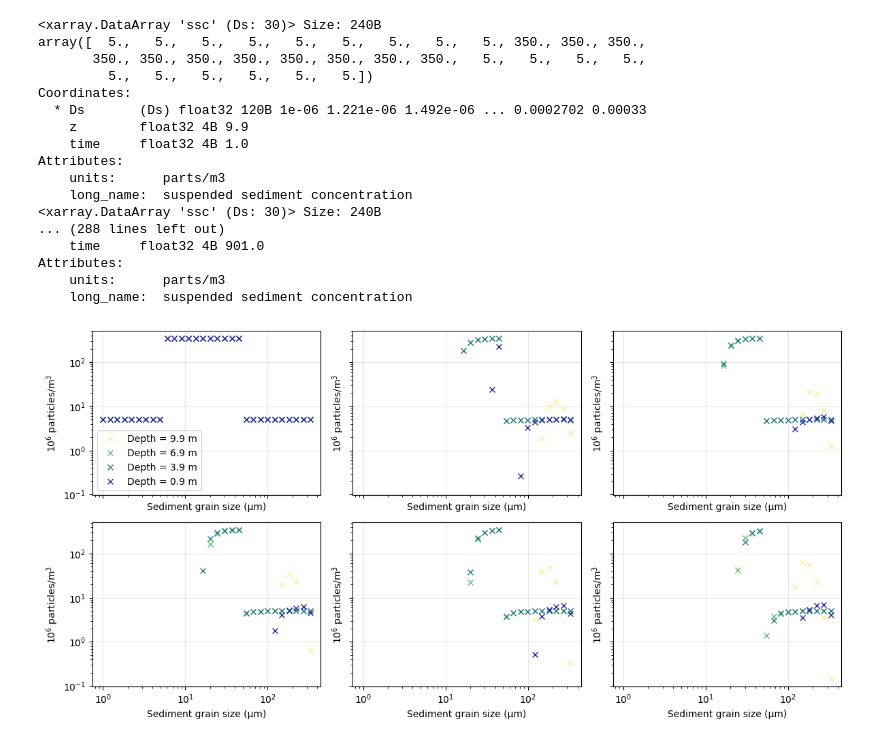
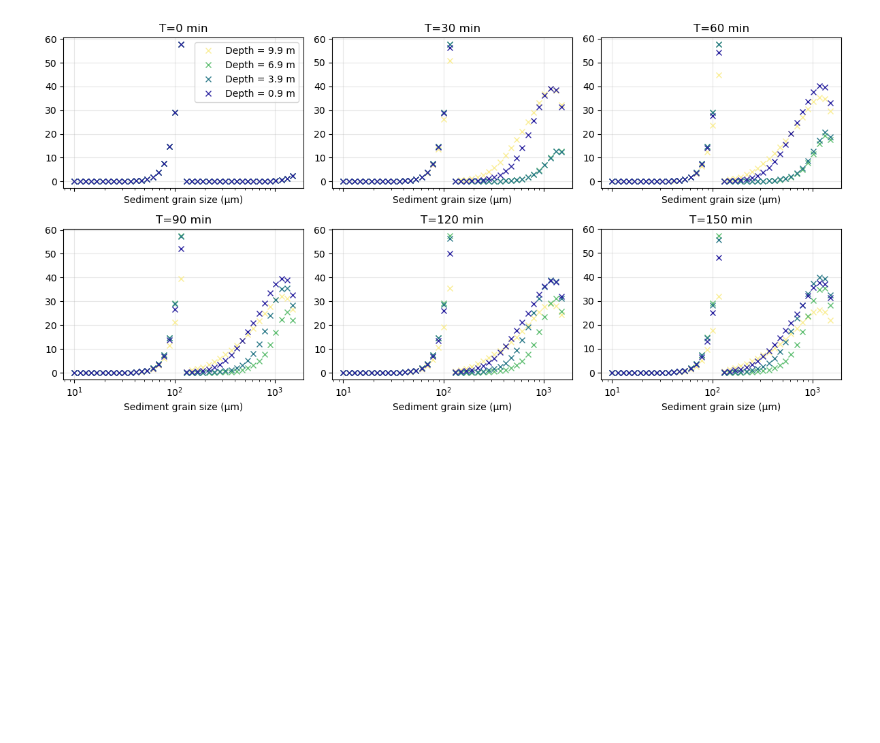
Before and after one commit to sienna-white/enkf_sediment, a Jupyter notebook: plot_sediment.ipynb, the cells around one changed output. Saved outputs shown, nothing was run; the diff lists cells and outputs as text; code cells hidden in the pictures; blank space fills up the shorter version.

```diff
--- a/plot_sediment.ipynb
+++ b/plot_sediment.ipynb
@@ -80,41 +84,24 @@ Text(0, 0.5, 'Depth (m)')
 # %%
-fig, axs = plt.subplots(nrows=2, ncols=3, figsize=(12, 6), sharex=True, sharey=True)
+fig, axs = plt.subplots(nrows=2, ncols=3, figsize=(12, 6), sharex=True, sharey=False)
 axs = axs.flatten()
 
 z = ds.z.values
+mass = ds.mass.values
 for i,t in enumerate(range(0, nt, nt//6)):
     # var = ds.Kz.isel(time=12)
+    for dep in range(0, 50, 15):
+        var = ds.ssc.isel(z=dep).isel(time=t) * mass
+        axs[i].plot(ds.Ds.values*1e6, var, 'x', color=cmo.cm.haline(z[dep]/10), label="Depth = %2.1f m" % z[dep]) #,color=cmo.cm.thermal(t/nt))
 
-    for dep in range(0, 50, 15):
-        var = ds.ssc.isel(z=dep).isel(time=t)
-        axs[i].plot(ds.Ds.values*1e6, var, 'x', color=cmo.cm.haline(z[dep]/10), label="Depth = %2.1f m" % z[dep]) #,color=cmo.cm.thermal(t/nt))
-    # axs[i].plot(ds.ssc.isel(time=400).isel(Ds=i), ds.z)
-        print(var)
-# print(var.values)
+
     axs[i].set_xscale('log')
     axs[i].grid(alpha=0.3)
-    axs[i].set_yscale('log')
+    axs[i].set_title("T=%d min" % (t*10/60))
+    # axs[i].set_yscale('log')
 
     axs[i].set_xlabel("Sediment grain size (µm)")
-    axs[i].set_ylabel("10$^6$ particles/m$^3$")
+    # axs[i].set_ylabel("10$^6$ particles/m$^3$")
 axs[0].legend()
 plt.tight_layout()
 # %% [output]
-<xarray.DataArray 'ssc' (Ds: 30)> Size: 240B
-array([  5.,   5.,   5.,   5.,   5.,   5.,   5.,   5.,   5., 350., 350., 350.,
-       350., 350., 350., 350., 350., 350., 350., 350.,   5.,   5.,   5.,   5.,
-         5.,   5.,   5.,   5.,   5.,   5.])
-Coordinates:
-  * Ds       (Ds) float32 120B 1e-06 1.221e-06 1.492e-06 ... 0.0002702 0.00033
-    z        float32 4B 9.9
-    time     float32 4B 1.0
-Attributes:
-    units:      parts/m3
-    long_name:  suspended sediment concentration
-<xarray.DataArray 'ssc' (Ds: 30)> Size: 240B
-... (288 lines left out)
-    time     float32 4B 901.0
-Attributes:
-    units:      parts/m3
-    long_name:  suspended sediment concentration
-[figure, old version]
+[figure, new version]
```
Also changed, not shown: parts of 5 cells of this notebook, 4 other files.
